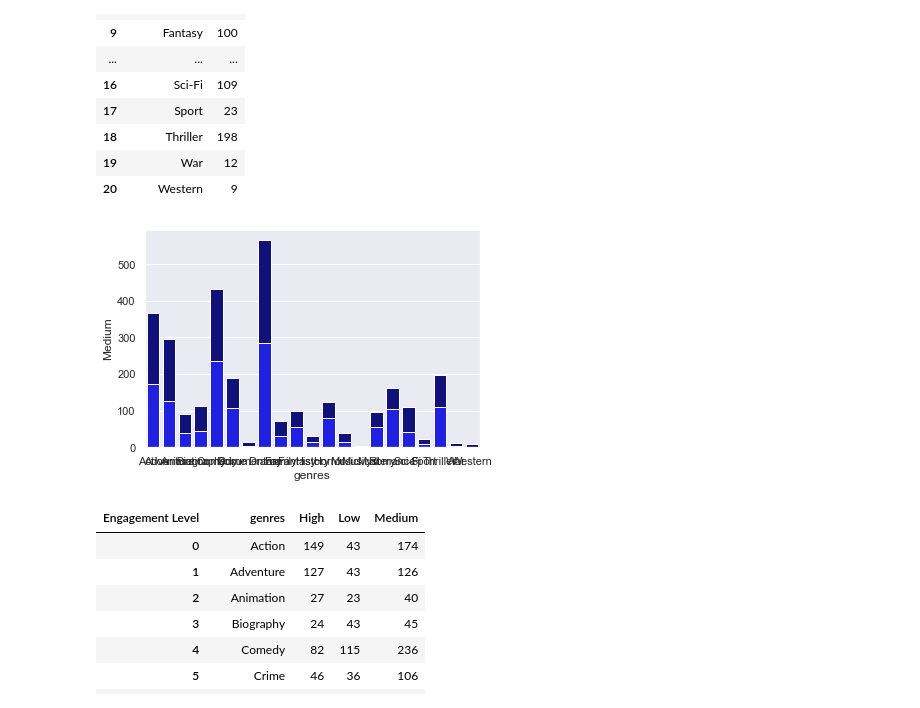
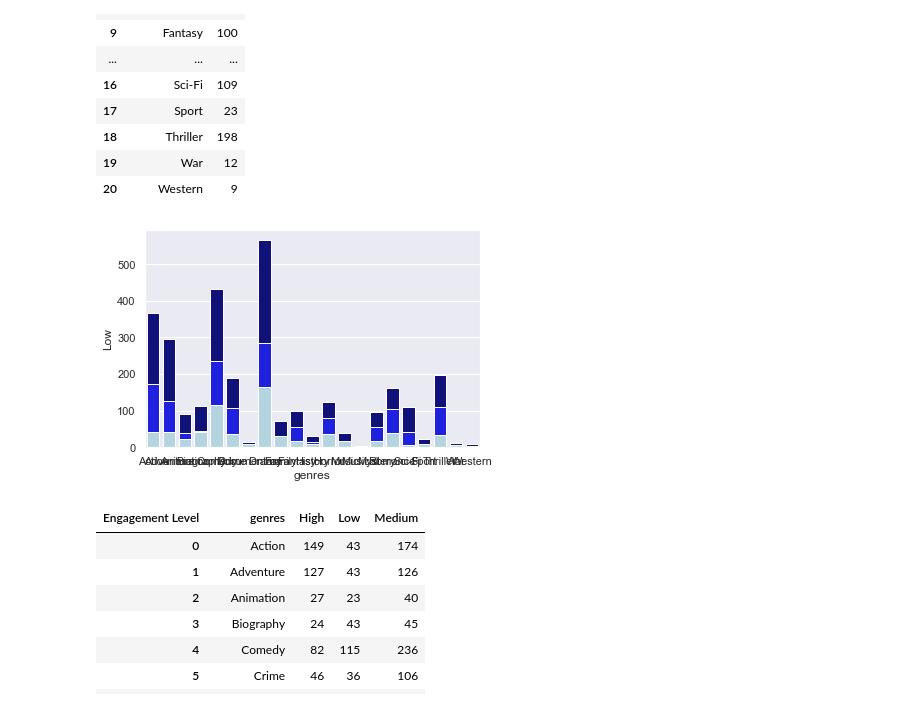
Before and after one commit to houleyemballo/AnalysisMovieData, a Jupyter notebook: Data Visualizations.ipynb, the cells around one changed output. Saved outputs shown, nothing was run; the diff lists cells and outputs as text; code cells hidden in the pictures.

Commit message:
Add Data Viz notebook with updated Seaborn styling info

```diff
--- a/Data Visualizations.ipynb
+++ b/Data Visualizations.ipynb
@@ -296,5 +296,6 @@ studio_genre_engagement
 # %%
 profit_genre_engagement = pd.pivot_table(exploded_movie_df, values='Profit', index=['genres'],
                     columns=['Engagement Level'], aggfunc='count', fill_value=0)
+profit_genre_engagement = profit_genre_engagement[['Low','Medium','High']]
 profit_genre_engagement
 # %% [output]
@@ -319,3 +325,4 @@ profit_genre_engagement
 # %%
-profit_genre_engagement.plot.bar(stacked=True)
+profit_genre_engagement.plot.bar(stacked=True, color=sequential_colors)
+sns.set_theme()
 # %% [output]
@@ -356,21 +373,21 @@ total
 # %%
 # bar chart 1 -> top bars (group of 'smoker=No')
 high_bar = sns.barplot(x="genres",  y=0, data=total, color='darkblue')
 
 profit_genre_engagement.reset_index(inplace=True)
 
 
 #medium bar
 # bottom bar ->  take only smoker=Yes values from the data
 medium_b = profit_genre_engagement[['genres','Medium']]
 
 # bar chart 2 -> bottom bars (group of 'smoker=Yes')
 bar2 = sns.barplot(x="genres", y="Medium", data=medium_b, estimator=sum, ci=None,  color='blue')
 
 low_b = profit_genre_engagement[['genres','Low']]
-bar3 = sns.barplot(x='genres', y='Low', data=low_b, estimator=sum, ci=None, color=='lightblue')
+bar3 = sns.barplot(x='genres', y='Low', data=low_b, estimator=sum, ci=None, color='lightblue')
 # %% [output]
-[figure, old version]
+[figure, new version]
 # %%
 profit_genre_engagement.reset_index(inplace=True)
 profit_genre_engagement
```
Also changed, not shown: parts of 4 cells of this notebook.
